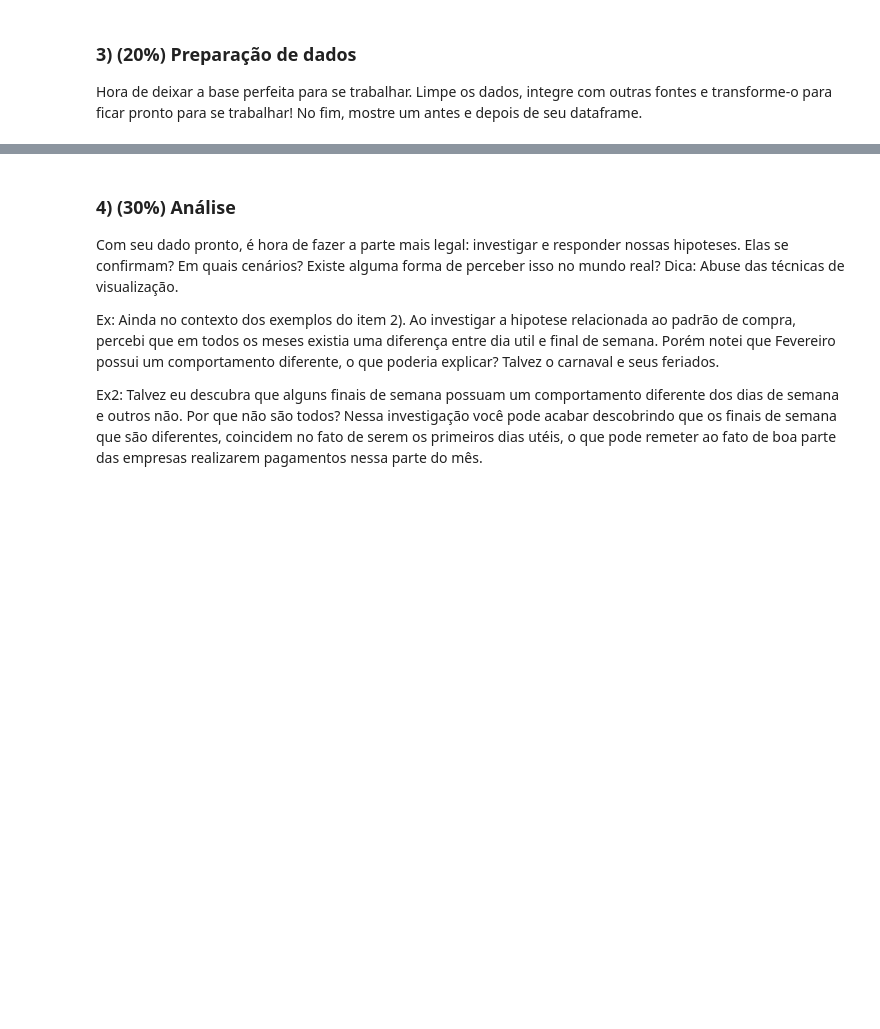
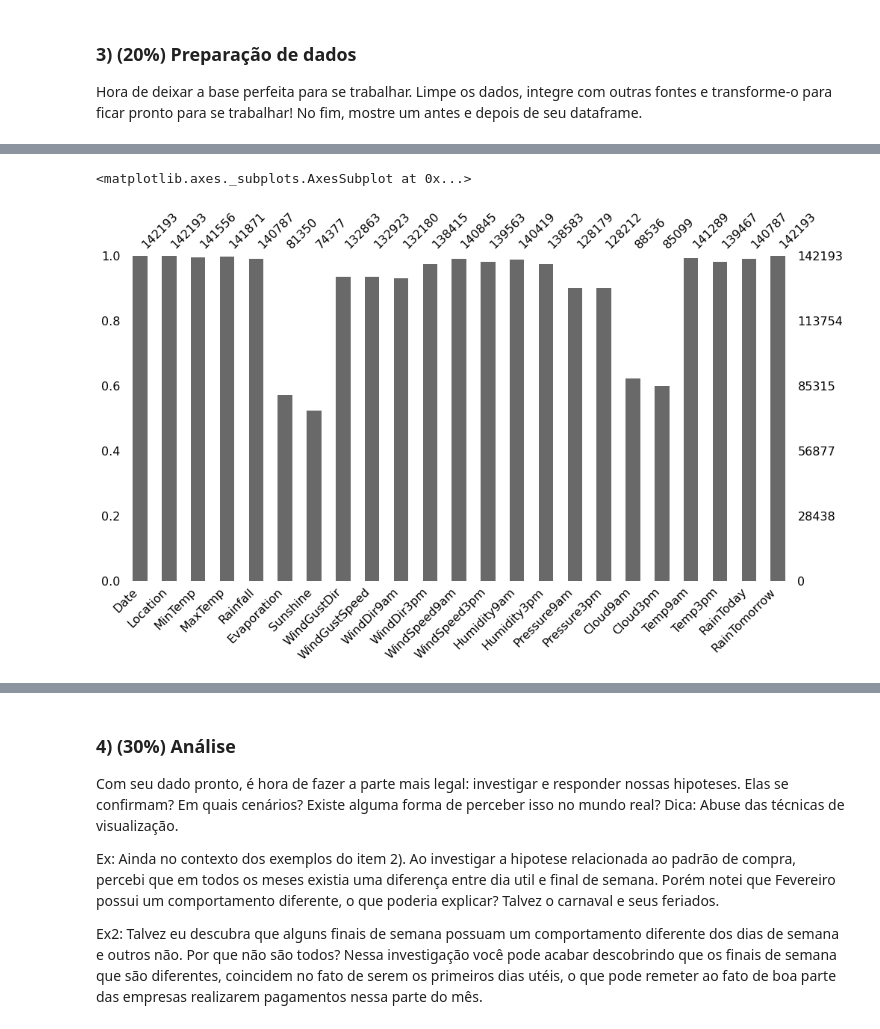
Before and after one commit to vbruno96/aed_projeto_3, a Jupyter notebook: notebook.ipynb, the cells around one changed output, grey strips where cells are left out. Drawn from its saved outputs; the diff is of its cells as text; code cells hidden in the pictures; blank space fills up the shorter version.

```diff
--- a/notebook.ipynb
+++ b/notebook.ipynb
@@ -26,0 +45,5 @@ Hora de deixar a base perfeita para se trabalhar. Limpe os dados, integre com ou
+# %%
+# import dataset
+df_full = pd.read_csv('/content/drive/My Drive/Colab Notebooks/aed_projeto_3/dataset.csv', sep=',')
+df_full.drop(['RISK_MM'], axis=1, inplace=True)
+df_full.head()
@@ -26,0 +103,8 @@ Hora de deixar a base perfeita para se trabalhar. Limpe os dados, integre com ou
+# %%
+figsize = (16,8)
+matplotlib.rcParams['figure.figsize'] = figsize
+
+msno.bar(df_full, figsize=figsize)
+# %% [output]
+<matplotlib.axes._subplots.AxesSubplot at 0x...>
+[figure, added]
```
Also changed, not shown: parts of 24 cells of this notebook.
